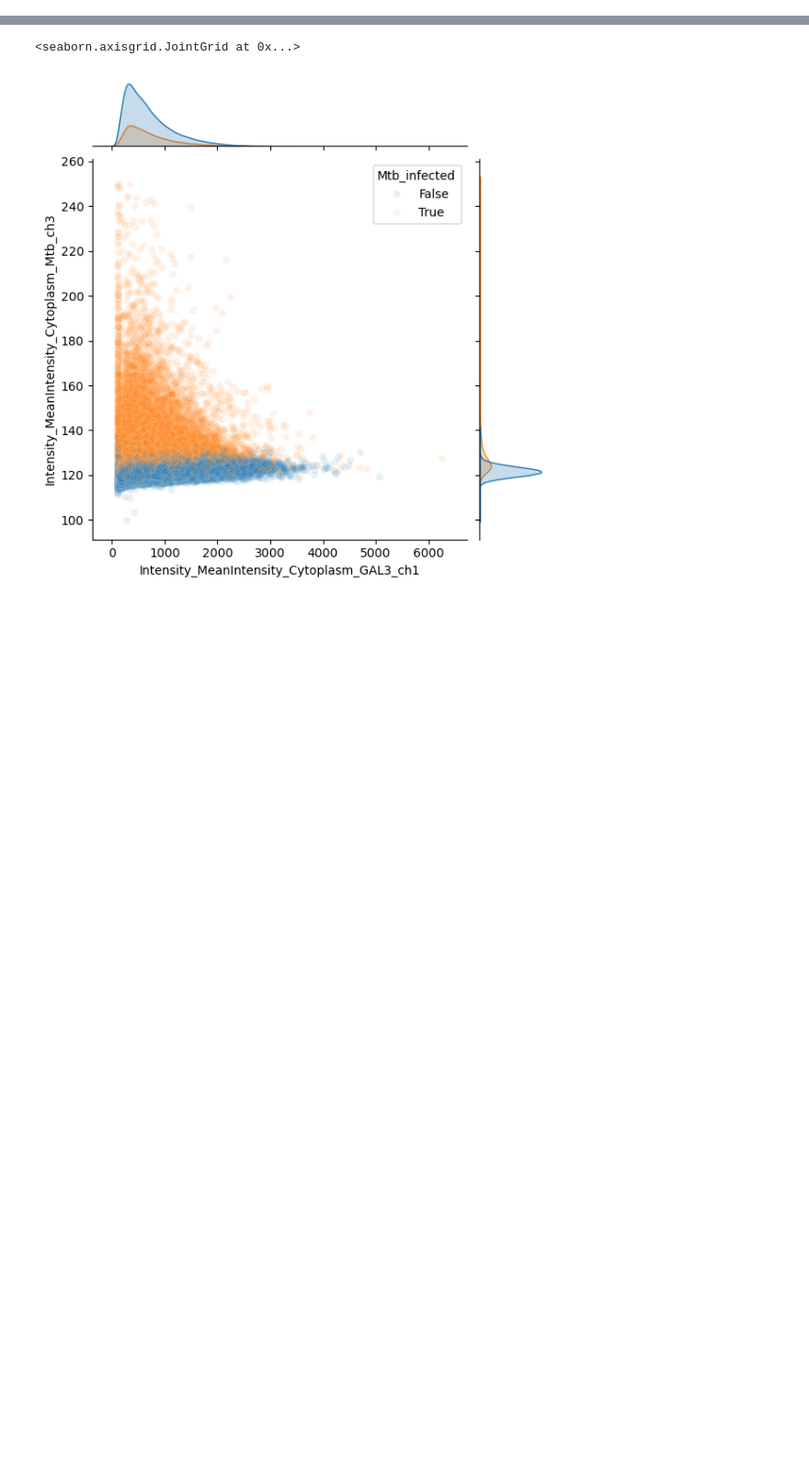
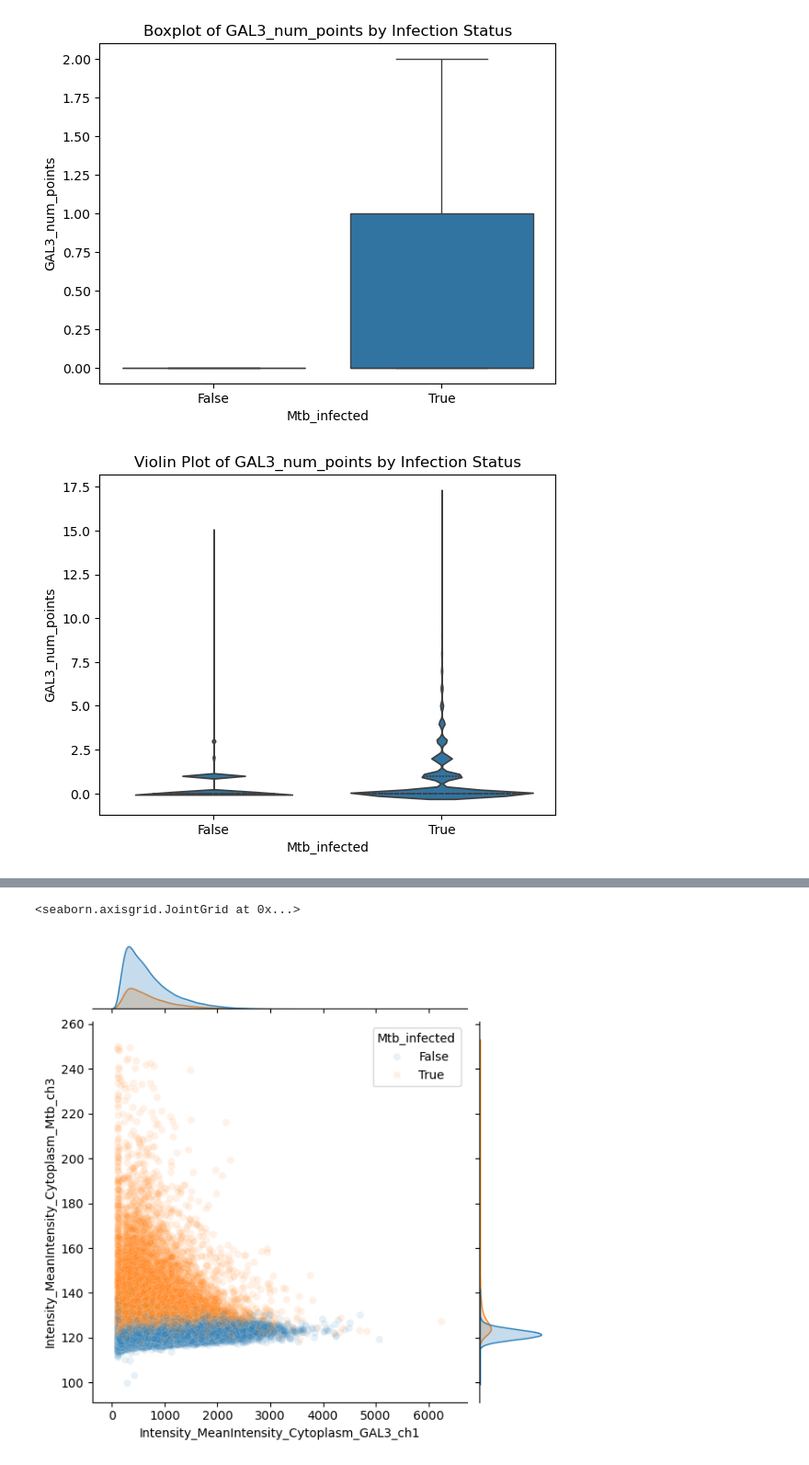
Before and after one commit to adiezsanchez/lisaoya_hcs_mtb, a Jupyter notebook: plate_analysis.ipynb, the cells around one changed output, grey strips where cells are left out. Shown at 92% size. Drawn from its saved outputs; the diff is of its cells as text; code cells hidden in the pictures; blank space fills up the shorter version.

```diff
--- a/plate_analysis.ipynb
+++ b/plate_analysis.ipynb
@@ -28,0 +57,21 @@ df = df[df["Intensity_MeanIntensity_Cytoplasm_Chmp4B_ch2"] <= 1100]
+# %%
+sns.boxplot(
+    data=df,
+    x="Mtb_infected",
+    y="GAL3_num_points",
+    showfliers=False  # hide extreme outliers if distribution is heavy-tailed
+)
+plt.title("Boxplot of GAL3_num_points by Infection Status")
+plt.show()
+
+sns.violinplot(
+    data=df,
+    x="Mtb_infected",
+    y="GAL3_num_points",
+    inner="quartile"
+)
+plt.title("Violin Plot of GAL3_num_points by Infection Status")
+plt.show()
+# %% [output]
+[figure, added]
+[figure, added]
```
Also changed, not shown: parts of 10 cells of this notebook, 4 other files.
